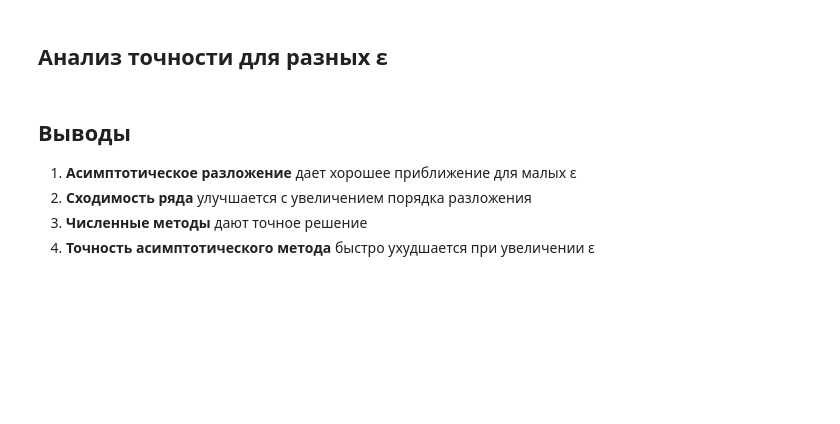
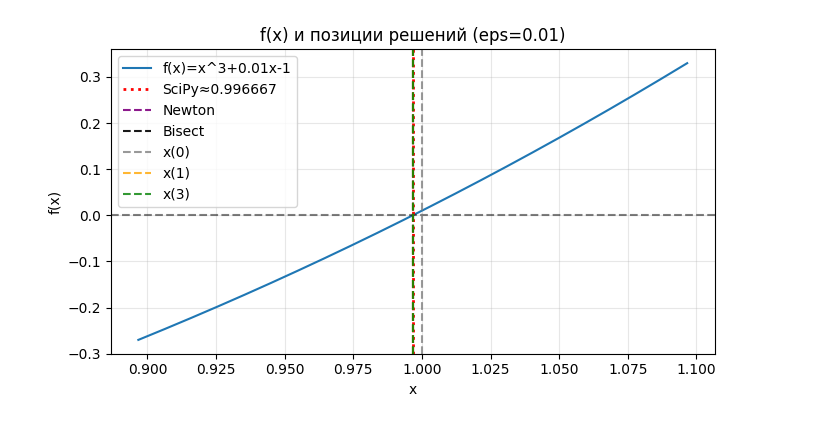
Before and after one commit to cherry9berry/DiffEq-LabWorks, a Jupyter notebook: lab2.3 (Asymp base)/2.3_Asym_base.ipynb, the cells around one changed output. Saved outputs shown, nothing was run; the diff lists cells and outputs as text; code cells hidden in the pictures; blank space fills up the shorter version.

```diff
--- a/lab2.3 (Asymp base)/2.3_Asym_base.ipynb
+++ b/lab2.3 (Asymp base)/2.3_Asym_base.ipynb
@@ -10,4 +0,0 @@ $$
-# %%
-eps = 0.01
-f = lambda x: x**3 + eps*x - 1
-df = lambda x: 3*x**2 + eps
@@ -66,13 +0,0 @@ print(f"SciPy fsolve: x = {x_scipy:.6f}")
-# %%
-# Сравнение решений с помощью DataFrame
-data = {
-    'Метод': ['Аналитический (0)', 'Аналитический (1)', 'Аналитический (2)', 'Аналитический (3)',
-              'Ньютон', 'Бисекция', 'SciPy'],
-    'Значение x': [x_anal_0, x_anal_1, x_anal_2, x_anal_3, x_newton, x_bisect, x_scipy],
-    'Ошибка': [abs(x_anal_0 - x_scipy), abs(x_anal_1 - x_scipy), abs(x_anal_2 - x_scipy),
-               abs(x_anal_3 - x_scipy), abs(x_newton - x_scipy), abs(x_bisect - x_scipy), 0]
-}
-
-df = pd.DataFrame(data)
-print("Сравнение решений:")
-print(df.round(8))
@@ -261,2 +0,0 @@ plt.show()
-# %% [markdown]
-## Анализ точности для разных ε
@@ -285,7 +0,0 @@ for eps_val in eps_values:
-# %% [markdown]
-## Выводы
-
-1. **Асимптотическое разложение** дает хорошее приближение для малых ε
-2. **Сходимость ряда** улучшается с увеличением порядка разложения
-3. **Численные методы** дают точное решение
-4. **Точность асимптотического метода** быстро ухудшается при увеличении ε
@@ -341,0 +58,31 @@ plt.show()
+# %%
+eps = 1e-2
+x0 = x_asymp(eps, 0)
+x1 = x_asymp(eps, 1)
+x3 = x_asymp(eps, 3)
+
+x_bis = bisect_scalar(lambda x: f(x, eps), 0.0, 2.0)
+x_new = newton_scalar(lambda x: f(x, eps), lambda x: df(x, eps), 1.0)
+x_sci = fsolve(lambda x: f(x, eps), 1.0)[0]
+
+X = np.linspace(x_sci - 0.1, x_sci + 0.1, 600)
+Y = [f(x, eps) for x in X]
+
+plt.figure(figsize=(7, 4))
+plt.plot(X, Y, color='tab:blue', label=f"f(x)=x^3+{eps}x-1")
+plt.axhline(0, color='k', linestyle='--', alpha=0.5)
+plt.axvline(x_sci, color='red', linestyle=':', linewidth=2, label=f"SciPy≈{x_sci:.6f}")
+plt.axvline(x_new, color='purple', linestyle='--', alpha=0.9, label='Newton')
+plt.axvline(x_bis, color='black', linestyle='--', alpha=0.9, label='Bisect')
+plt.axvline(x0, color='gray', linestyle='--', alpha=0.8, label='x(0)')
+plt.axvline(x1, color='orange', linestyle='--', alpha=0.8, label='x(1)')
+plt.axvline(x3, color='green', linestyle='--', alpha=0.8, label='x(3)')
+plt.xlabel('x')
+plt.ylabel('f(x)')
+plt.title('f(x) и позиции решений (eps=0.01)')
+plt.grid(True, alpha=0.3)
+plt.legend(loc='best')
+plt.tight_layout()
+plt.show()
+# %% [output]
+[figure, added]
```
Also changed, not shown: parts of 21 cells of this notebook.
